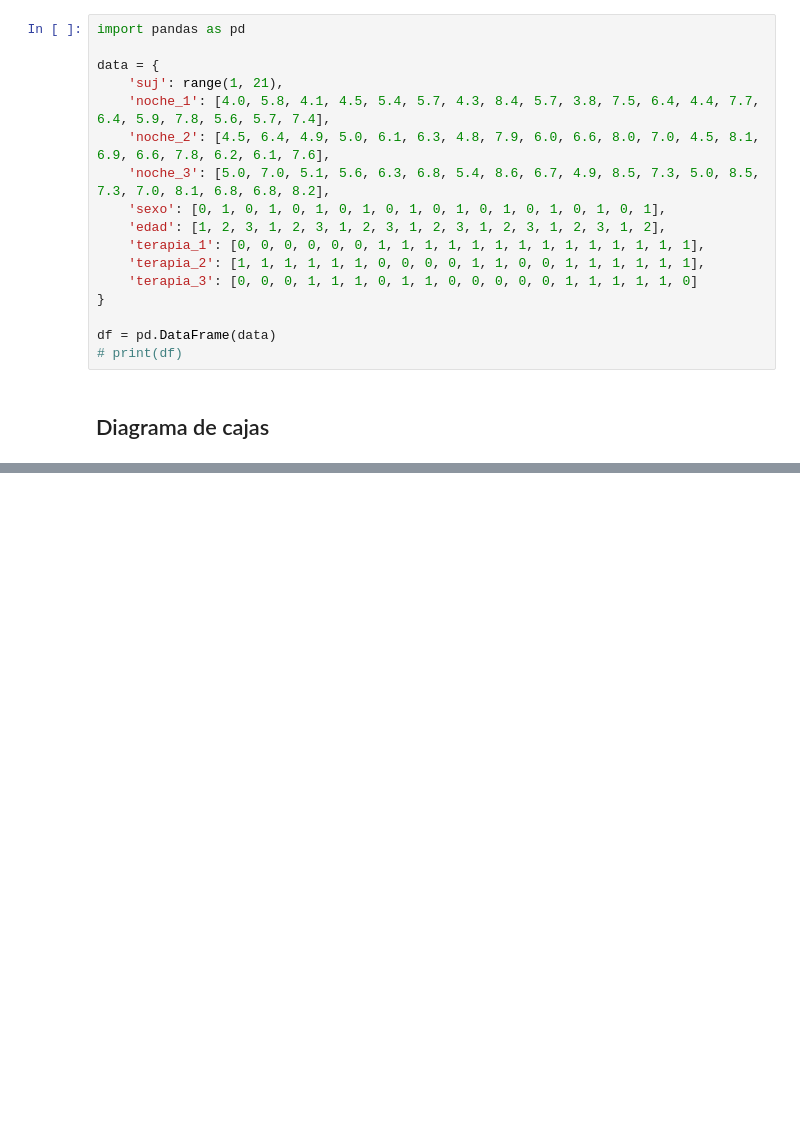
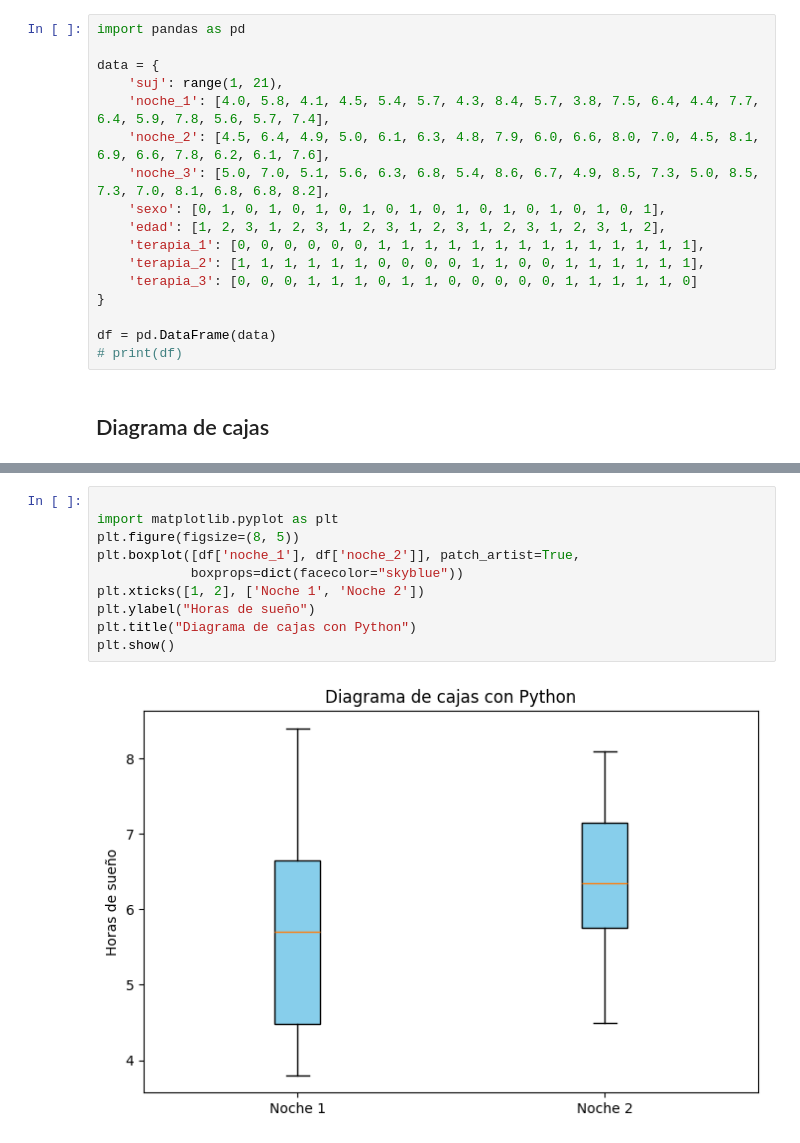
Before and after one commit to TeresaRamos2/Actividades_Optativas, a Jupyter notebook: inferencias.ipynb/mis primeras inferencias.ipynb, the cells around one changed output, grey strips where cells are left out. Saved outputs shown, nothing was run; the diff lists cells and outputs as text; blank space fills up the shorter version.

```diff
--- a/inferencias.ipynb/mis primeras inferencias.ipynb
+++ b/inferencias.ipynb/mis primeras inferencias.ipynb
@@ -29,0 +26,12 @@ ModuleNotFoundError: No module named 'matplotlib'
+# %%
+
+import matplotlib.pyplot as plt
+plt.figure(figsize=(8, 5))
+plt.boxplot([df['noche_1'], df['noche_2']], patch_artist=True,
+            boxprops=dict(facecolor="skyblue"))
+plt.xticks([1, 2], ['Noche 1', 'Noche 2'])
+plt.ylabel("Horas de sueño")
+plt.title("Diagrama de cajas con Python")
+plt.show()
+# %% [output]
+[figure, added]
```
Also changed, not shown: parts of 4 cells of this notebook.
